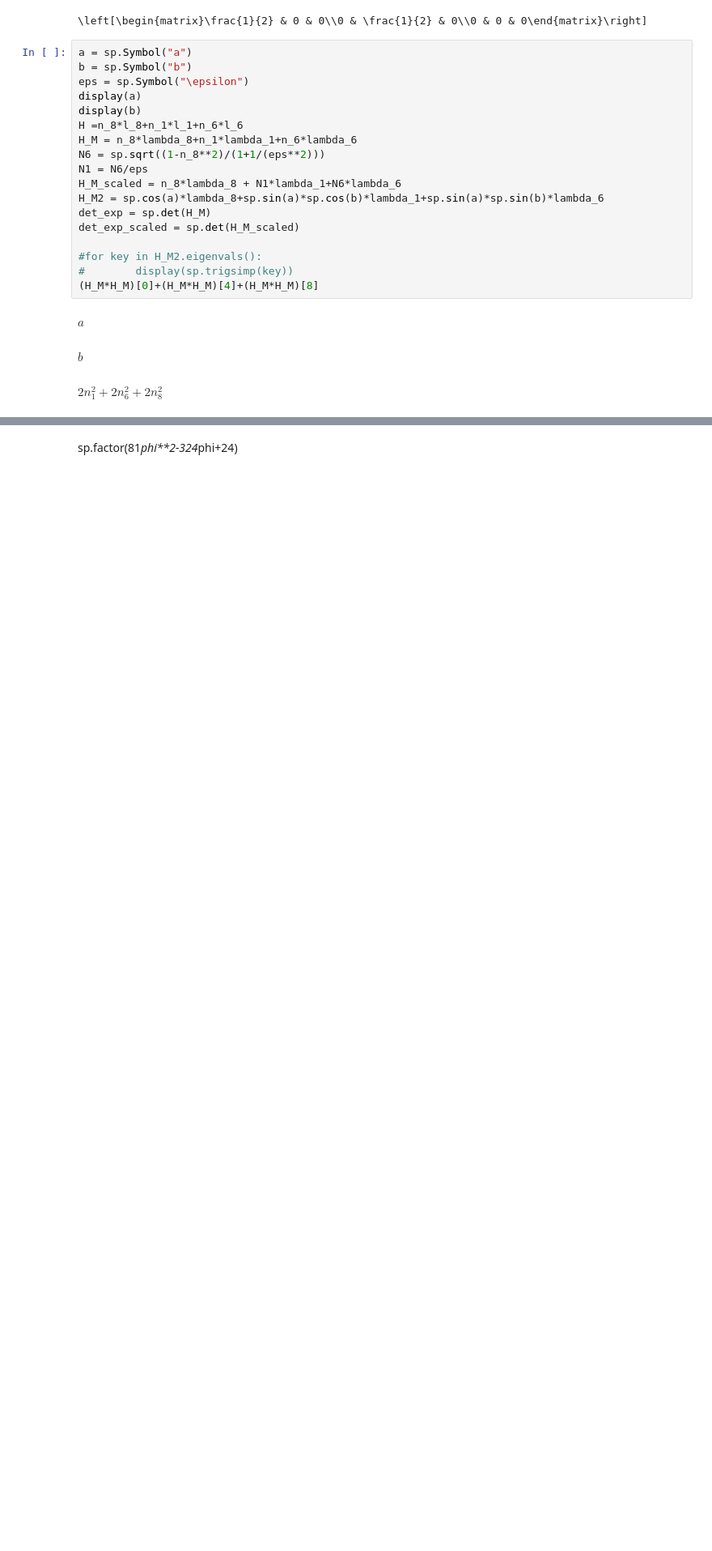
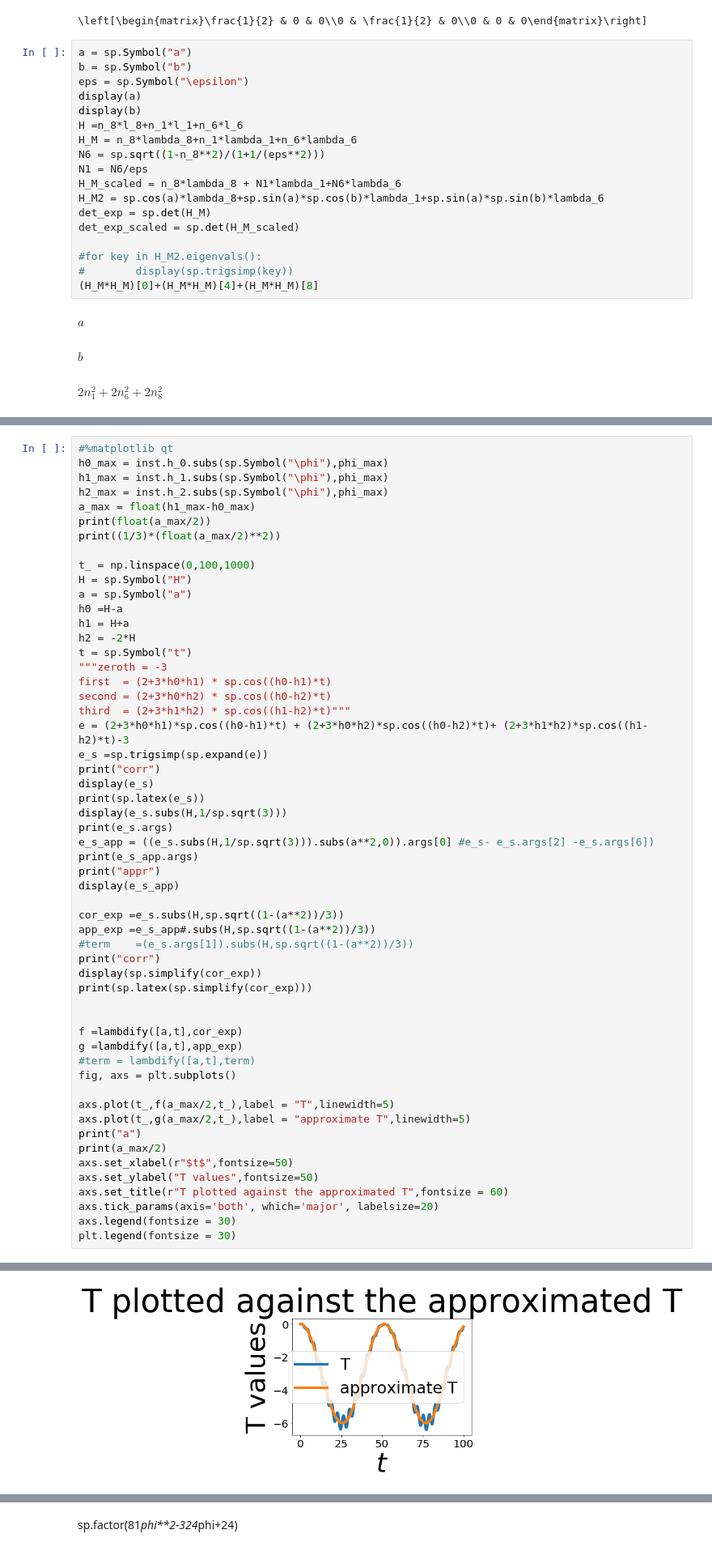
Before and after one commit to sheputis/master_thesis, a Jupyter notebook: RHO matrix.ipynb, the cells around one changed output, grey strips where cells are left out. Shown at 81% size. Drawn from its saved outputs; the diff is of its cells as text; blank space fills up the shorter version.

```diff
--- a/RHO matrix.ipynb
+++ b/RHO matrix.ipynb
@@ -852,0 +895,56 @@ $\displaystyle \frac{2 \sqrt{3} \sin{\left(3 \phi \right)}}{3}$
+# %%
+#%matplotlib qt
+h0_max = inst.h_0.subs(sp.Symbol("\phi"),phi_max)
+h1_max = inst.h_1.subs(sp.Symbol("\phi"),phi_max)
+h2_max = inst.h_2.subs(sp.Symbol("\phi"),phi_max)
+a_max = float(h1_max-h0_max)
+print(float(a_max/2))
+print((1/3)*(float(a_max/2)**2))
+
+t_ = np.linspace(0,100,1000)
+H = sp.Symbol("H")
+a = sp.Symbol("a")
+h0 =H-a
+h1 = H+a
+h2 = -2*H
+t = sp.Symbol("t")
+"""zeroth = -3
+first  = (2+3*h0*h1) * sp.cos((h0-h1)*t)
+second = (2+3*h0*h2) * sp.cos((h0-h2)*t)
+third  = (2+3*h1*h2) * sp.cos((h1-h2)*t)"""
+e = (2+3*h0*h1)*sp.cos((h0-h1)*t) + (2+3*h0*h2)*sp.cos((h0-h2)*t)+ (2+3*h1*h2)*sp.cos((h1-h2)*t)-3
+e_s =sp.trigsimp(sp.expand(e))
+print("corr")
+display(e_s)
+print(sp.latex(e_s))
+display(e_s.subs(H,1/sp.sqrt(3)))
+print(e_s.args)
+e_s_app = ((e_s.subs(H,1/sp.sqrt(3))).subs(a**2,0)).args[0] #e_s- e_s.args[2] -e_s.args[6])
+print(e_s_app.args)
+print("appr")
+display(e_s_app)
+
+cor_exp =e_s.subs(H,sp.sqrt((1-(a**2))/3))
+app_exp =e_s_app#.subs(H,sp.sqrt((1-(a**2))/3))
+#term    =(e_s.args[1]).subs(H,sp.sqrt((1-(a**2))/3))
+print("corr")
+display(sp.simplify(cor_exp))
+print(sp.latex(sp.simplify(cor_exp)))
+
+
+f =lambdify([a,t],cor_exp)
+g =lambdify([a,t],app_exp)
+#term = lambdify([a,t],term)
+fig, axs = plt.subplots()
+
+axs.plot(t_,f(a_max/2,t_),label = "T",linewidth=5)
+axs.plot(t_,g(a_max/2,t_),label = "approximate T",linewidth=5)
+print("a")
+print(a_max/2)
+axs.set_xlabel(r"$t$",fontsize=50)
+axs.set_ylabel("T values",fontsize=50)
+axs.set_title(r"T plotted against the approximated T",fontsize = 60)
+axs.tick_params(axis='both', which='major', labelsize=20)
+axs.legend(fontsize = 30)
+plt.legend(fontsize = 30)
+# %% [output]
@@ -852,0 +967 @@ $\displaystyle \frac{2 \sqrt{3} \sin{\left(3 \phi \right)}}{3}$
+[figure, added]
```
Also changed, not shown: parts of 42 cells of this notebook, 1 other file.
